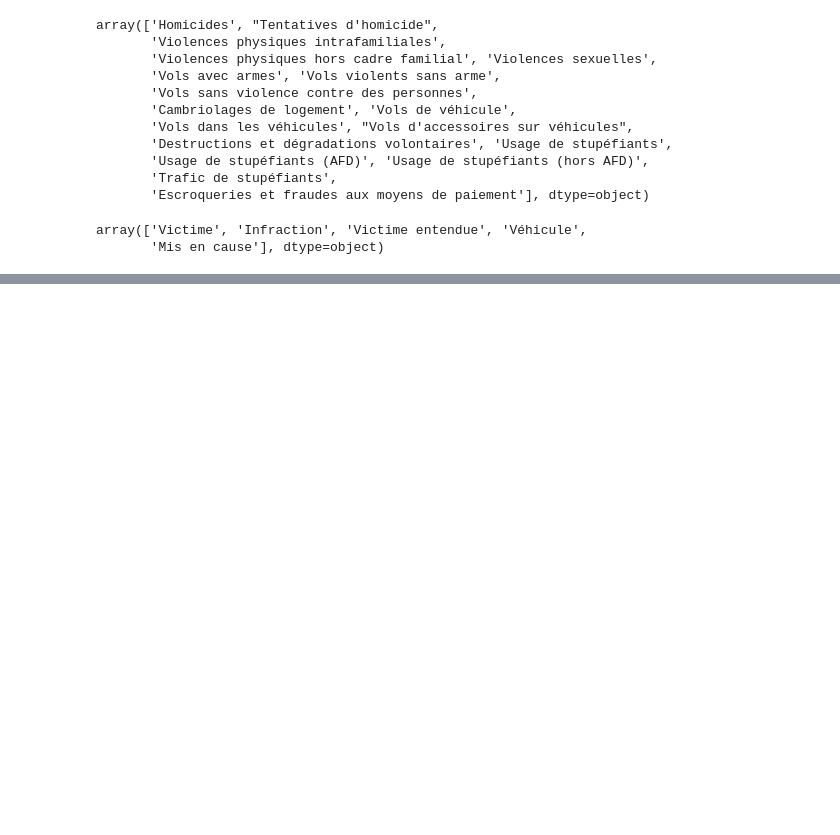
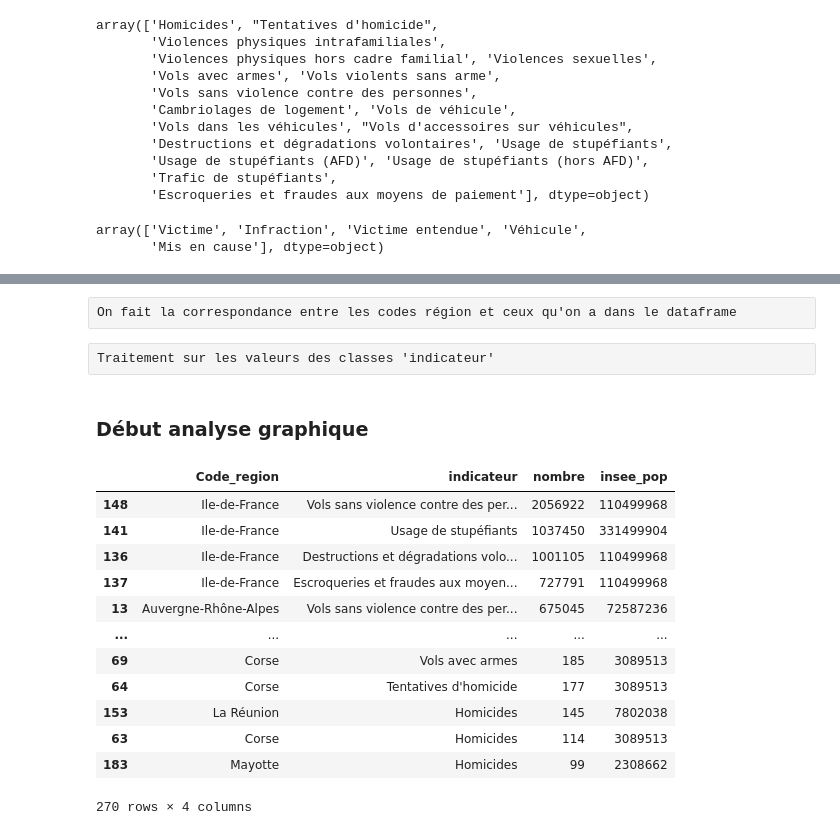
Before and after one commit to Flotauv/DataVisualization-Project, a Jupyter notebook: data_process_flo.ipynb, the cells around one changed output, grey strips where cells are left out. Drawn from its saved outputs; the diff is of its cells as text; code cells hidden in the pictures; blank space fills up the shorter version.

```diff
--- a/data_process_flo.ipynb
+++ b/data_process_flo.ipynb
@@ -9,6 +9,6 @@ import plotly
 # %%
 #Lecture de la base de données
-df = pd.read_csv('db_delinquance.csv',sep=';')
+df = pd.read_csv('dataset/db_delinquance_region.csv',sep=';')
 # %%
 df
 # %% [output]
@@ -70,0 +79,52 @@ array(['Victime', 'Infraction', 'Victime entendue', 'Véhicule',
+# %%
+dict_region = {
+    1 : "Guadeloupe",
+    2 : "Martinique",
+    3 : "Guyane",
+    4 : "La Réunion",
+    6 : "Mayotte",
+    11 : "Ile-de-France",
+    24 : "Centre Val de Loire",
+    27 : "Bourgogne",
+    28 : "Normandie",
+    32 : "Hauts de France",
+    44 : "Grand Est",
+    52 : "Pays de la Loire",
+    53 : "Bretagne",
+    75 : "Nouvelle Aquitaine",
+    76 : "Occitanie",
+    84 : "Auvergne-Rhône-Alpes",
+    93 : "Provence-Alpes-Côte d'Azure",
+    94 : "Corse"
+}
+# %% [raw]
+On fait la correspondance entre les codes région et ceux qu'on a dans le dataframe
+# %%
+df['Code_region'] = df['Code_region'].map(dict_region)
+# %% [raw]
+Traitement sur les valeurs des classes 'indicateur'
+# %%
+df['indicateur'] = df['indicateur'].replace("Usage de stupéfiants (hors AFD)","Usage de stupéfiants")
+df['indicateur'] = df['indicateur'].replace("Usage de stupéfiants (AFD)","Usage de stupéfiants")
+df['indicateur'] = df['indicateur'].replace("Vols d'accessoires sur vehicules","Vols dans les véhicules")
+df['indicateur'] = df['indicateur'].replace("Violences physiques intrafamiliales","Violences physiques inter/intrafamiliales")
+df['indicateur'] = df['indicateur'].replace("Violences physiques hors cadre familial","Violences physiques inter/intrafamiliales")
+# %% [markdown]
+### Début analyse graphique
+# %%
+sub_df = df.groupby(['Code_region','indicateur'])[['nombre','insee_pop']].sum().reset_index().sort_values(by='nombre',ascending=False)
+sub_df
+# %% [output]
+|  | Code_region | indicateur | nombre | insee_pop |
+| 148 | Ile-de-France | Vols sans violence contre des per... | 2056922 | 110499968 |
+| 141 | Ile-de-France | Usage de stupéfiants | 1037450 | 331499904 |
+| 136 | Ile-de-France | Destructions et dégradations volo... | 1001105 | 110499968 |
+| 137 | Ile-de-France | Escroqueries et fraudes aux moyen... | 727791 | 110499968 |
+| 13 | Auvergne-Rhône-Alpes | Vols sans violence contre des per... | 675045 | 72587236 |
+| ... | ... | ... | ... | ... |
+| 69 | Corse | Vols avec armes | 185 | 3089513 |
+| 64 | Corse | Tentatives d'homicide | 177 | 3089513 |
+| 153 | La Réunion | Homicides | 145 | 7802038 |
+| 63 | Corse | Homicides | 114 | 3089513 |
+| 183 | Mayotte | Homicides | 99 | 2308662 |
+270 rows × 4 columns
```
Also changed, not shown: parts of 5 cells of this notebook, 3 other files.
